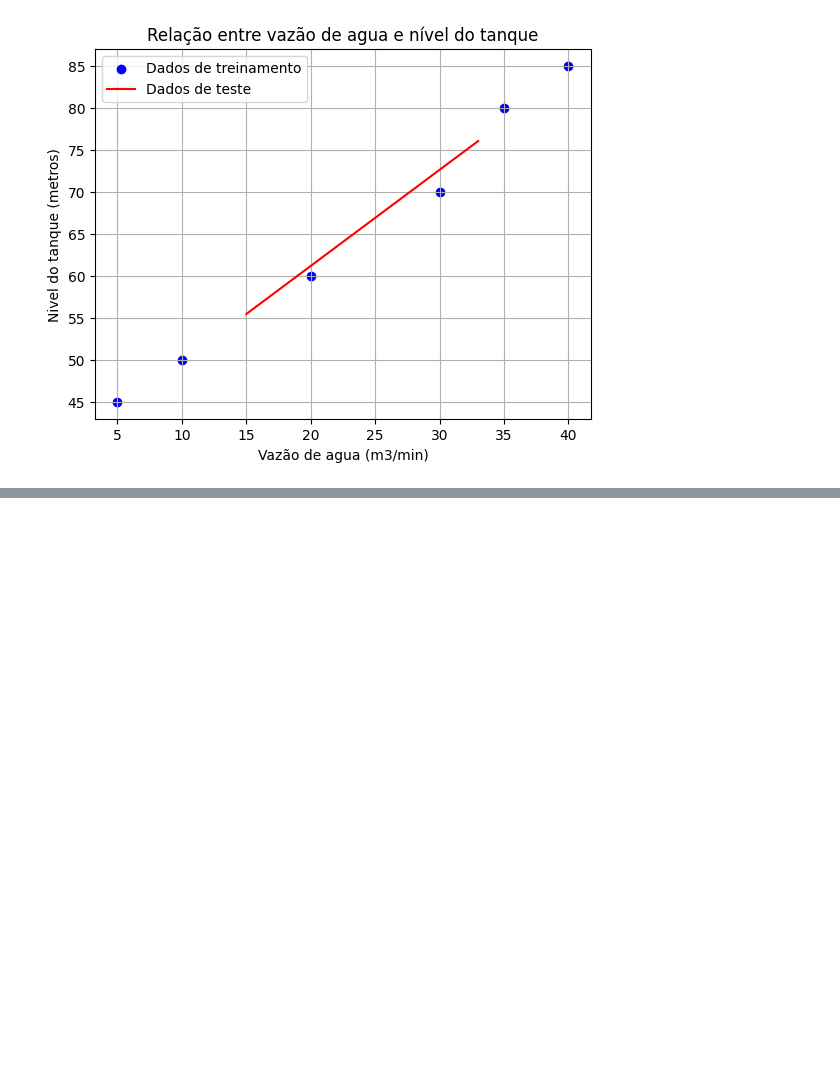
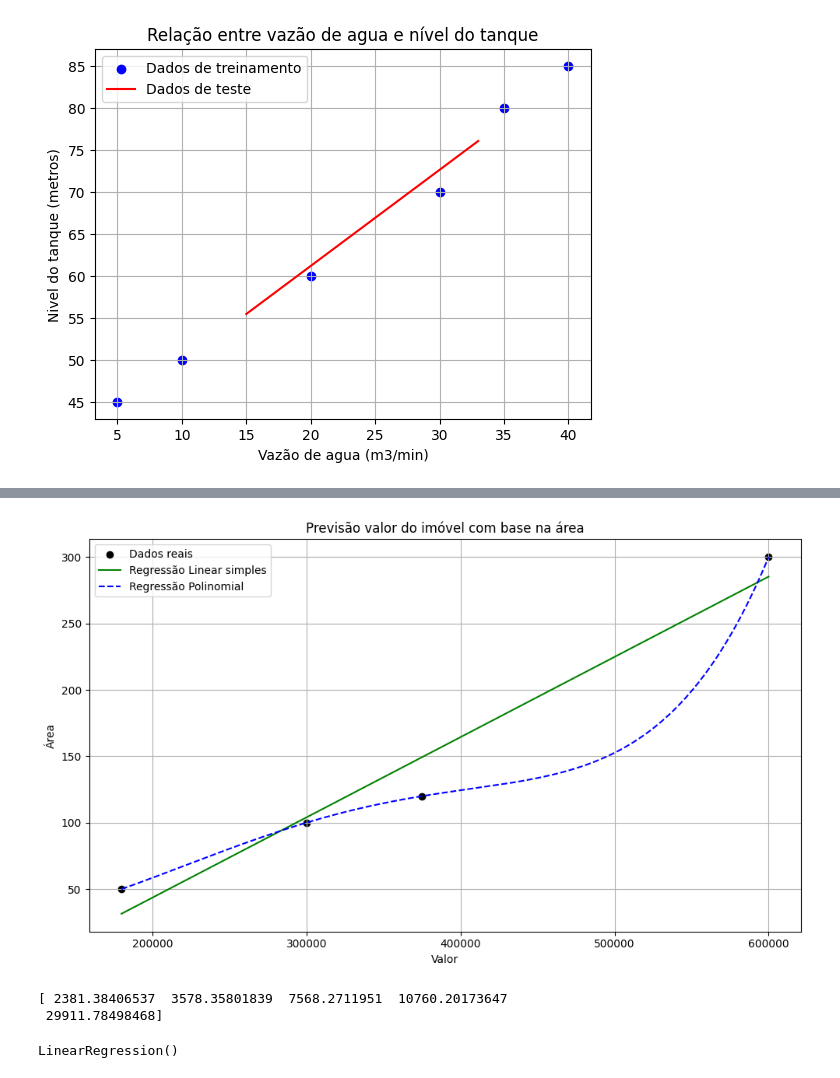
Before and after one commit to danil0m4cr1/IABD, a Jupyter notebook: Aula 7/codigo.ipynb, the cells around one changed output, grey strips where cells are left out. Saved outputs shown, nothing was run; the diff lists cells and outputs as text; code cells hidden in the pictures; blank space fills up the shorter version.

```diff
--- a/Aula 7/codigo.ipynb
+++ b/Aula 7/codigo.ipynb
@@ -73,0 +147,36 @@ Vazao: 33m3/min - Nivel previsto: 76.0593220338983metros
+# %%
+Valor_range = np.linspace(180000,600000,375000).reshape(-1,1)
+A_linear_curve = linear_model_I.predict(Valor_range)
+a_poly_curve = poly_model_I.predict(poly_I.transform(Valor_range))
+plt.figure(figsize=(10,6))
+plt.scatter(Valor,A,color='black',label='Dados reais')
+plt.plot(Valor_range, A_linear_curve, color='green',label='Regressão Linear simples')
+plt.plot(Valor_range, a_poly_curve, color='blue', linestyle='--', label='Regressão Polinomial')
+plt.title('Previsão valor do imóvel com base na área')
+plt.xlabel('Valor')
+plt.ylabel('Área')
+plt.legend()
+plt.grid(True)
+plt.tight_layout()
+plt.show()
+# %% [output]
+[figure, added]
+# %%
+# Exercício 4
+Renda = np.array([1200,5000,8000,10000,30000])
+Gastos = np.array([750,1500,4000,6000,18000]).reshape(-1,1)
+
+linear_model_C = LinearRegression()
+linear_model_C.fit(Gastos, Renda)
+C_linear_pred = linear_model_C.predict(Gastos)
+print(C_linear_pred)
+# %% [output]
+[ 2381.38406537  3578.35801839  7568.2711951  10760.20173647
+ 29911.78498468]
+# %%
+poly_C = PolynomialFeatures(degree=5)
+G_poly = poly_C.fit_transform(Gastos)
+poly_model_C = LinearRegression()
+poly_model_C.fit(G_poly, Renda)
+# %% [output]
+LinearRegression()
```
Also changed, not shown: parts of 12 cells of this notebook.
